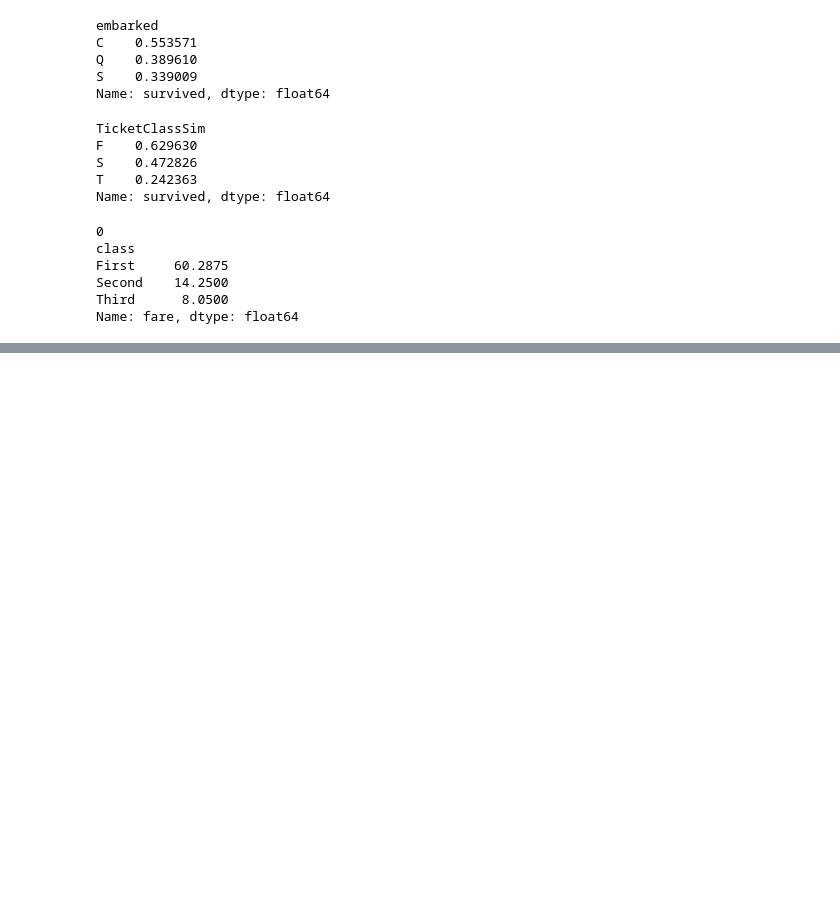
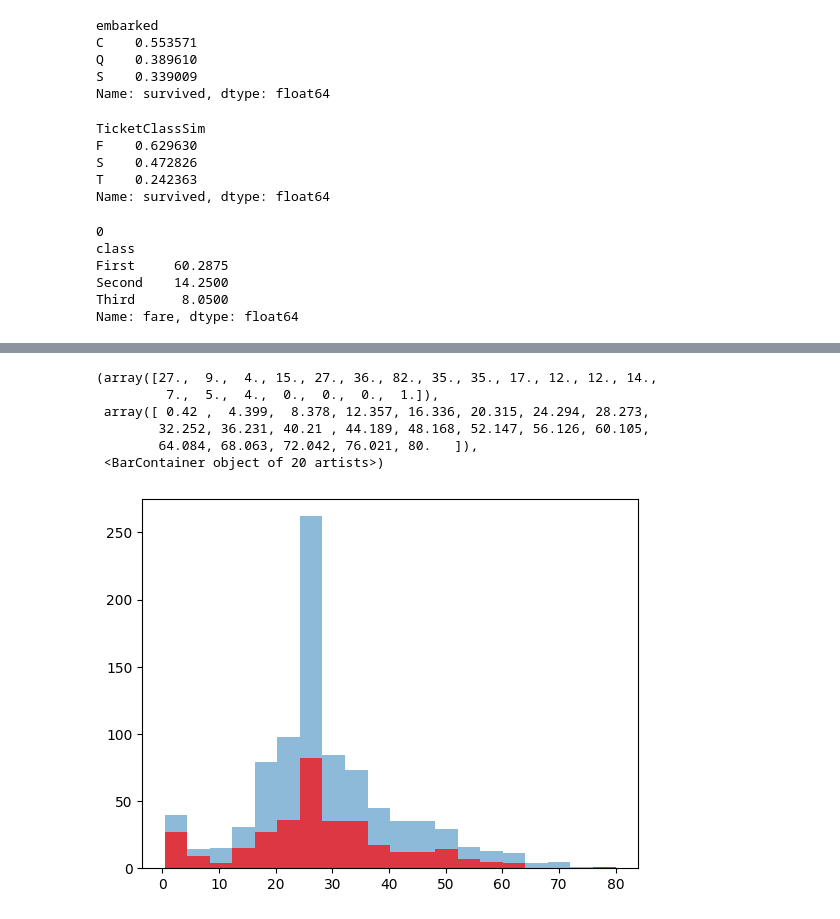
Before and after one commit to Harsha21261/retouchit, a Jupyter notebook: 29dec.ipynb, the cells around one changed output, grey strips where cells are left out. Saved outputs shown, nothing was run; the diff lists cells and outputs as text; code cells hidden in the pictures; blank space fills up the shorter version.

```diff
--- a/29dec.ipynb
+++ b/29dec.ipynb
@@ -185,0 +199,12 @@ Name: fare, dtype: float64
+# %%
+
+plt.hist(df['age'], bins=20, alpha=0.5)
+plt.hist(df[df['survived']==1]['age'], bins=20, alpha=0.7, color='red')
+# %% [output]
+(array([27.,  9.,  4., 15., 27., 36., 82., 35., 35., 17., 12., 12., 14.,
+         7.,  5.,  4.,  0.,  0.,  0.,  1.]),
+ array([ 0.42 ,  4.399,  8.378, 12.357, 16.336, 20.315, 24.294, 28.273,
+        32.252, 36.231, 40.21 , 44.189, 48.168, 52.147, 56.126, 60.105,
+        64.084, 68.063, 72.042, 76.021, 80.   ]),
+ <BarContainer object of 20 artists>)
+[figure, added]
```
Also changed, not shown: parts of 8 cells of this notebook.
